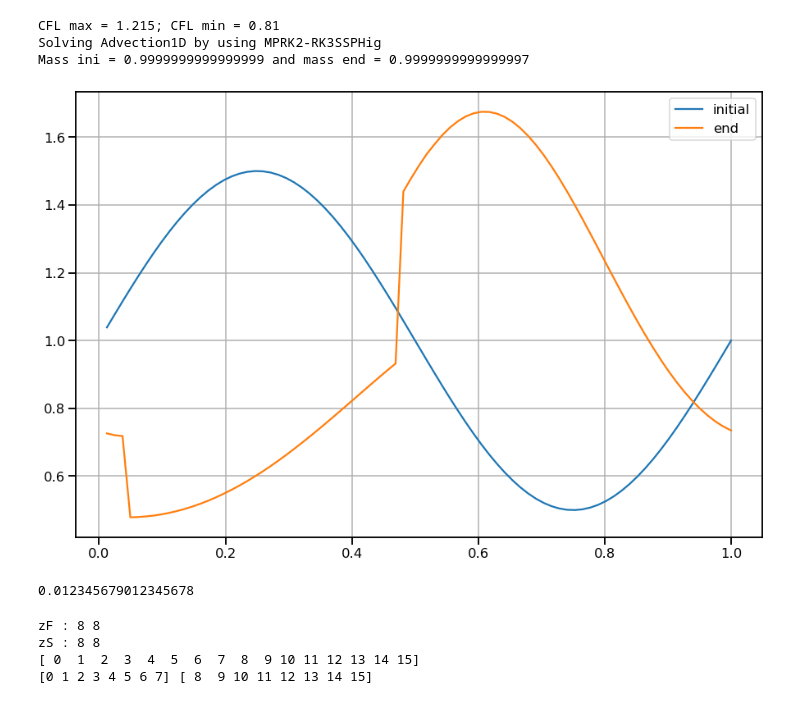
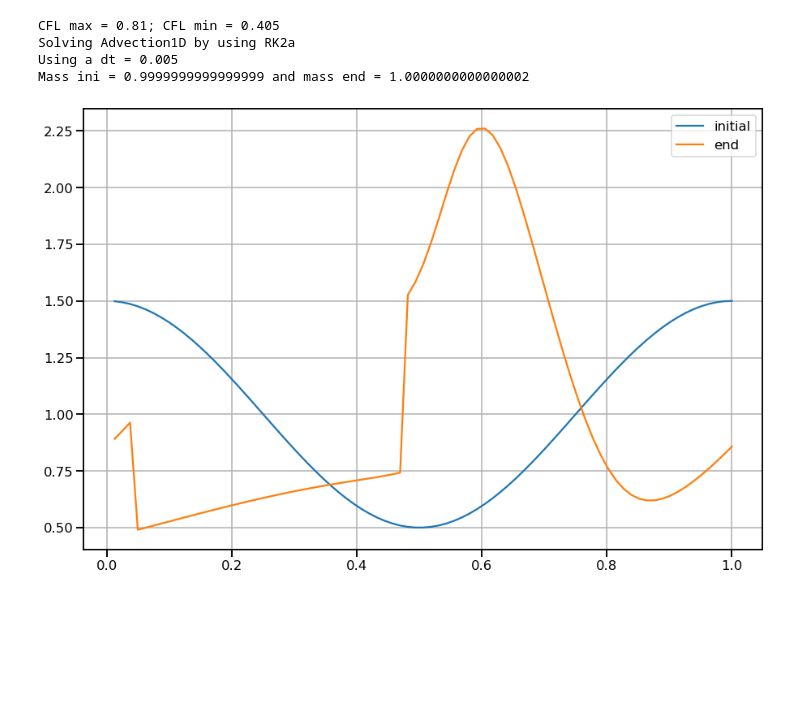
Before and after one commit to emconsta/desolve, a Jupyter notebook: notebooks/TestMRAdvection1D.ipynb, the cells around one changed output. Cells and saved outputs as stored; diff of their text form; code cells hidden in the pictures; blank space fills up the shorter version.

```diff
--- a/notebooks/TestMRAdvection1D.ipynb
+++ b/notebooks/TestMRAdvection1D.ipynb
@@ -13,84 +134,53 @@ sns.set_context("talk", font_scale=1.) # "talk"
 solver=DESolver()
 solver.set_info(0)
 
-mx=81
-
-Flux_c=1.
-Flux_cv=np.zeros((1,mx))
-Flux_cv[:]=2.
-Flux_cv[0,3:int(mx/2.)-2]=3.
-
 pde_problem_setup={'mx':mx,'n':1,'Flux':'linear-advection','Flux_cv':Flux_cv,'BC':'periodic',
-                   'x_min':0.,'x_max':1.}
+                   'x_min':0.,'x_max':1.,'Flux_name':'1stOrderUpwindFV'}
 rhs_e, rhs_i, u_ini, problem_setup, problem= ProblemsPDE('Advection1D',pde_problem_setup)#('Navier-Stokes2D')
 solver.setup(keep_history=True)
 solver.set_function_context(problem_setup['context'])
 solver.set_initial_solution(u_ini)
 #solver.set_method('RK4')
-#solver.set_method('MPRK2')
-solver.set_method('MPRK2-RK3SSPHig')
+solver.set_method('RK2a')
+#solver.set_method('MPRK2-RK3SSPHig')
 solver.set_rhs(rhs_e)
-solver.set_rhs({'mr_explicit_fast':problem.rhs_e_fast,'mr_explicit_slow':problem.rhs_e_slow})
 
-#if(rhs_i is not None):
-#    solver.set_rhs({'imex_explicit':rhs_e,'imex_implicit':rhs_i})
-#else:
-#    solver.set_rhs(rhs_e)
-
-problem_setup['DT']=0.005
-problem_setup['T_DURATION']['end']=1.
+problem_setup['DT']=DT_all*0.5
+problem_setup['T_DURATION']['end']=Tend_all
 mass_ini=problem.TotalMass(problem.unvectorize(u_ini,problem_setup['context']))
 print("CFL max = {:g}; CFL min = {:g}".format(np.max(pde_problem_setup['Flux_cv'])*problem_setup['DT']/problem_setup['context']['dx'],np.min(pde_problem_setup['Flux_cv'])*problem_setup['DT']/problem_setup['context']['dx']))
 solver.set_duration(t_start=problem_setup['T_DURATION']['start'],
                     t_end=problem_setup['T_DURATION']['end'],
                     dt=problem_setup['DT'])
 print('Solving {:} by using {:}'.format(problem_setup['name'],solver.get_method_name()))
-
+print('Using a dt = {:}'.format(problem_setup['DT']))
 solver.solve()
 
 t,u=solver.get_trajectory()
 u_end=solver.get_solution()
 mass_end=problem.TotalMass(problem.unvectorize(u_end,problem_setup['context']))
 #u=solver.get_solution()
 
 print("Mass ini = {:} and mass end = {:}".format(mass_ini,mass_end))
 
 unvec=problem_setup['context']['unvectorize']
 time_idx=0
 y_ini=np.squeeze(unvec(u[:,time_idx],problem_setup['context']))
 y_end=np.squeeze(unvec(u[:,-1],problem_setup['context']))
 
 mx=problem_setup['context']['mx']
 n=problem_setup['context']['n']
 x_coord=problem_setup['context']['x_coord']
 
 fig = plt.figure(figsize=(15, 10))
 plt.plot(x_coord,y_ini,label='initial')
 plt.plot(x_coord,y_end,label='end')
 plt.legend()
 plt.grid('both')
 plt.show()
 # %% [output]
-CFL max = 1.215; CFL min = 0.81
-Solving Advection1D by using MPRK2-RK3SSPHig
-Mass ini = 0.9999999999999999 and mass end = 0.9999999999999997
+CFL max = 0.81; CFL min = 0.405
+Solving Advection1D by using RK2a
+Using a dt = 0.005
+Mass ini = 0.9999999999999999 and mass end = 1.0000000000000002
-[figure, old version]
+[figure, new version]
-# %%
-problem_setup['context']['dx']
-# %% [output]
-0.012345679012345678
-# %%
-n=16
-z=np.arange(n)
-zF=z[0:int(n/2)]
-zS=z[int(n/2):n]
-
-print("zF : {:} {:}".format(zF.size,int(n/2)))
-print("zS : {:} {:}".format(zS.size,n-int(n/2)))
-print(z)
-print(zF,zS)
-# %% [output]
-zF : 8 8
-zS : 8 8
-[ 0  1  2  3  4  5  6  7  8  9 10 11 12 13 14 15]
-[0 1 2 3 4 5 6 7] [ 8  9 10 11 12 13 14 15]
```
Also changed, not shown: parts of 8 cells of this notebook, 6 other files.
